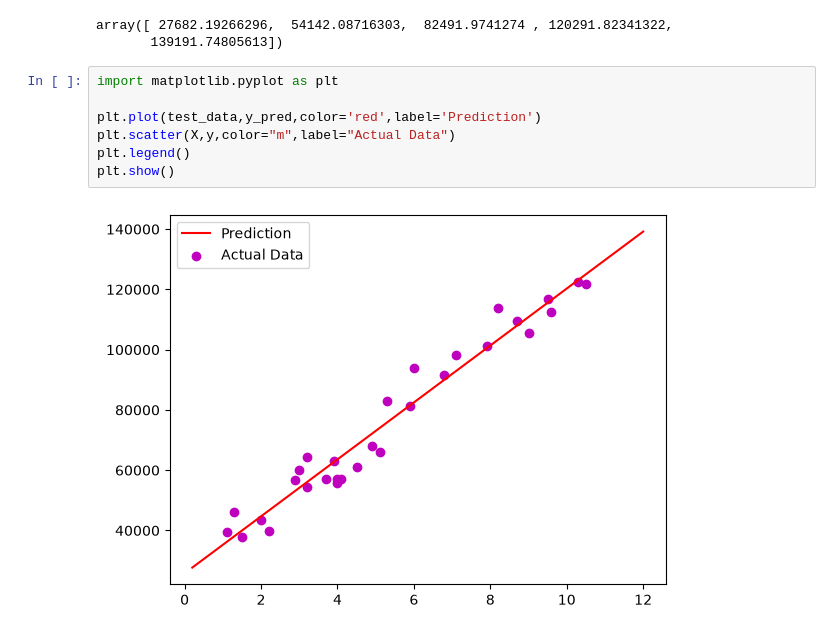
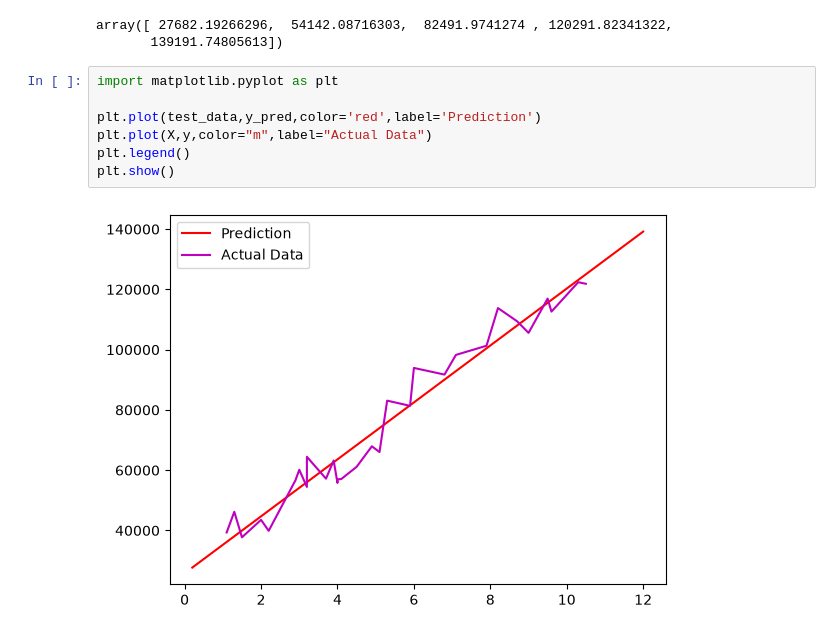
Before and after one commit to huzaif-murad/lihatech-training, a Jupyter notebook: Machine Learning/machine_learning_basics.ipynb, the cells around one changed output. Saved outputs shown, nothing was run; the diff lists cells and outputs as text.

```diff
--- a/Machine Learning/machine_learning_basics.ipynb
+++ b/Machine Learning/machine_learning_basics.ipynb
@@ -81,9 +82,9 @@ array([ 27682.19266296,  54142.08716303,  82491.9741274 , 120291.82341322,
 # %%
 import matplotlib.pyplot as plt
 
 plt.plot(test_data,y_pred,color='red',label='Prediction')
-plt.scatter(X,y,color="m",label="Actual Data")
+plt.plot(X,y,color="m",label="Actual Data")
 plt.legend()
 plt.show()
 # %% [output]
-[figure, old version]
+[figure, new version]
```
Also changed, not shown: parts of 1 cell of this notebook, 9 other files.
